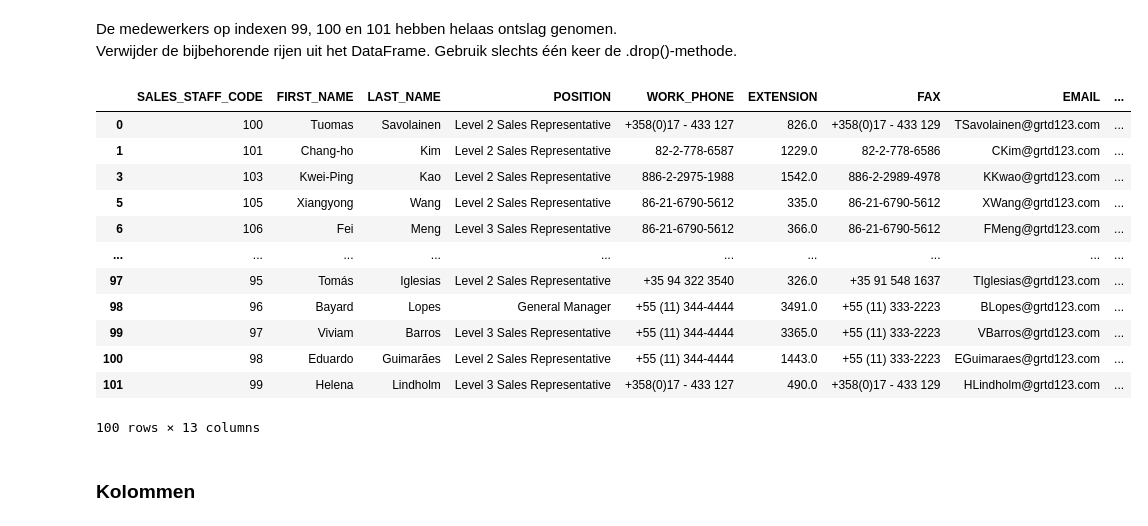
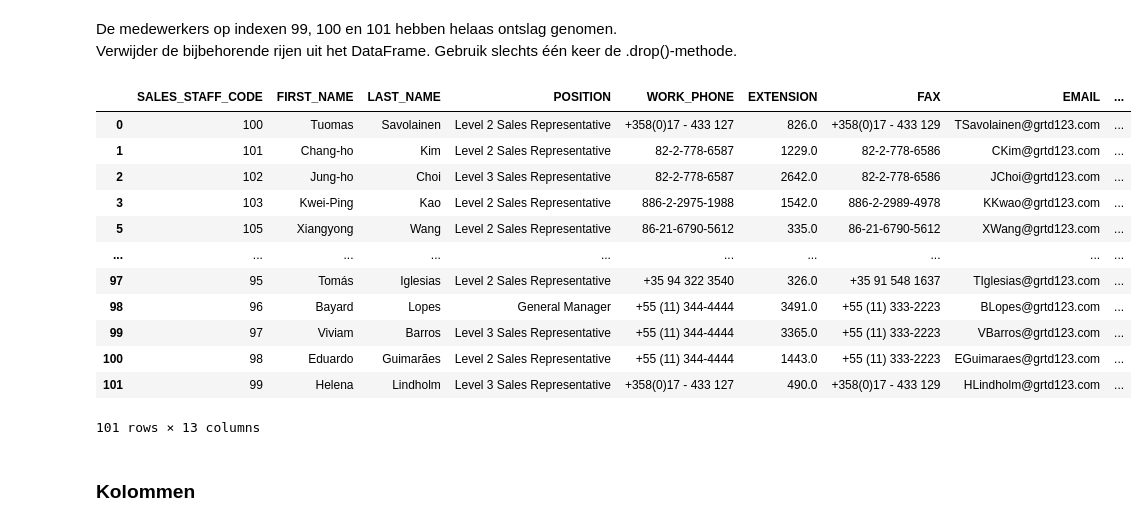
Before and after one commit to markieboy223/projectPython, a Jupyter notebook: Practicum_2.2_Opdrachten.ipynb, the cells around one changed output. Drawn from its saved outputs; the diff is of its cells as text; code cells hidden in the pictures.

```diff
--- a/Practicum_2.2_Opdrachten.ipynb
+++ b/Practicum_2.2_Opdrachten.ipynb
@@ -211,21 +376,21 @@ De medewerkers op indexen 99, 100 en 101 hebben helaas ontslag genomen.<br>
 Verwijder de bijbehorende rijen uit het DataFrame. Gebruik slechts één keer de .drop()-methode.
 # %%
 sales_data = sales_data.drop(4, axis=0)
-# sales_data
+sales_data
 # %% [output]
 |  | SALES_STAFF_CODE | FIRST_NAME | LAST_NAME | POSITION | WORK_PHONE | EXTENSION | FAX | EMAIL | ... |
 | 0 | 100 | Tuomas | Savolainen | Level 2 Sales Representative | +358(0)17 - 433 127 | 826.0 | +358(0)17 - 433 129 | TSavolainen@grtd123.com | ... |
 | 1 | 101 | Chang-ho | Kim | Level 2 Sales Representative | 82-2-778-6587 | 1229.0 | 82-2-778-6586 | CKim@grtd123.com | ... |
+| 2 | 102 | Jung-ho | Choi | Level 3 Sales Representative | 82-2-778-6587 | 2642.0 | 82-2-778-6586 | JChoi@grtd123.com | ... |
 | 3 | 103 | Kwei-Ping | Kao | Level 2 Sales Representative | 886-2-2975-1988 | 1542.0 | 886-2-2989-4978 | KKwao@grtd123.com | ... |
 | 5 | 105 | Xiangyong | Wang | Level 2 Sales Representative | 86-21-6790-5612 | 335.0 | 86-21-6790-5612 | XWang@grtd123.com | ... |
-| 6 | 106 | Fei | Meng | Level 3 Sales Representative | 86-21-6790-5612 | 366.0 | 86-21-6790-5612 | FMeng@grtd123.com | ... |
 | ... | ... | ... | ... | ... | ... | ... | ... | ... | ... |
 | 97 | 95 | Tomás | Iglesias | Level 2 Sales Representative | +35 94 322 3540 | 326.0 | +35 91 548 1637 | TIglesias@grtd123.com | ... |
 | 98 | 96 | Bayard | Lopes | General Manager | +55 (11) 344-4444 | 3491.0 | +55 (11) 333-2223 | BLopes@grtd123.com | ... |
 | 99 | 97 | Viviam | Barros | Level 3 Sales Representative | +55 (11) 344-4444 | 3365.0 | +55 (11) 333-2223 | VBarros@grtd123.com | ... |
 | 100 | 98 | Eduardo | Guimarães | Level 2 Sales Representative | +55 (11) 344-4444 | 1443.0 | +55 (11) 333-2223 | EGuimaraes@grtd123.com | ... |
 | 101 | 99 | Helena | Lindholm | Level 3 Sales Representative | +358(0)17 - 433 127 | 490.0 | +358(0)17 - 433 129 | HLindholm@grtd123.com | ... |
-100 rows × 13 columns
+101 rows × 13 columns
 # %% [markdown]
 ### Kolommen
 # %% [markdown]
```
Also changed, not shown: parts of 15 cells of this notebook.
